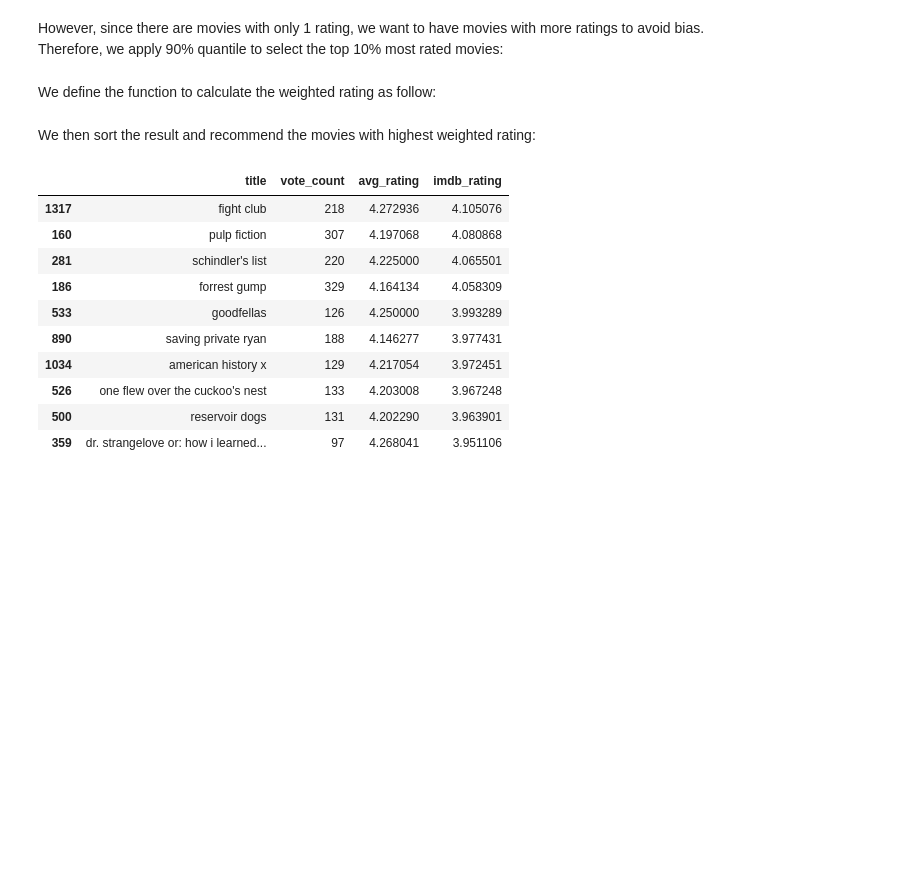
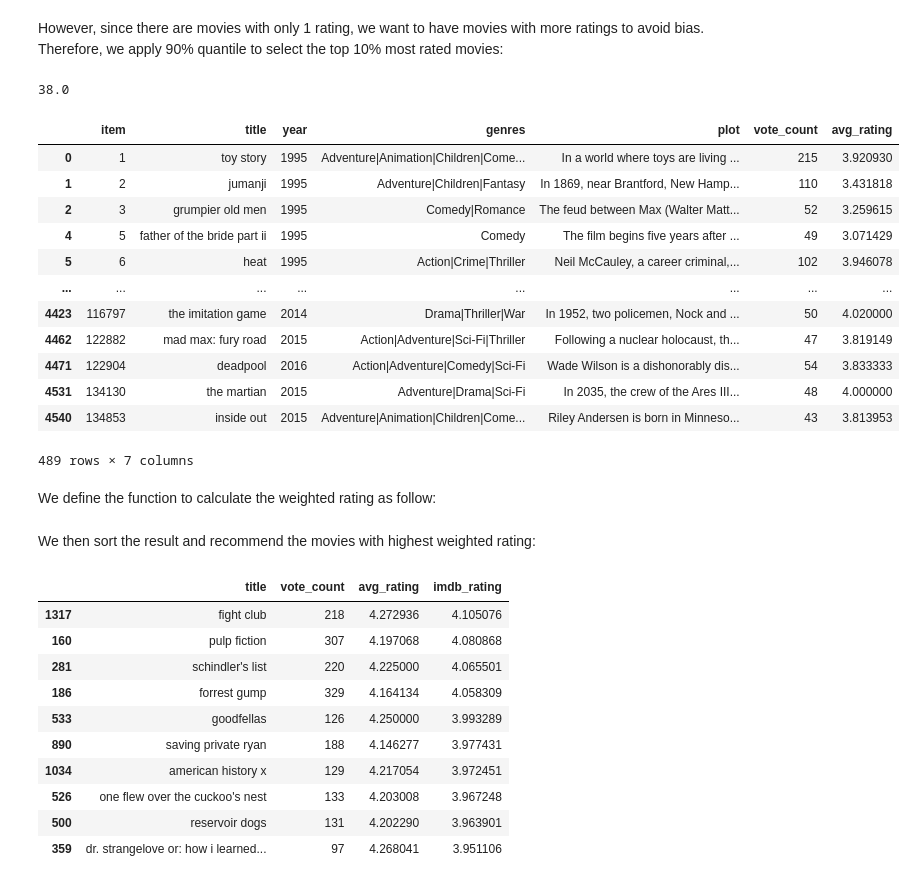
Before and after one commit to hoangkimkhai276/No-name-1---DKE--Recsys-2021, a Jupyter notebook: Updated.ipynb, the cells around one changed output. Saved outputs shown, nothing was run; the diff lists cells and outputs as text; code cells hidden in the pictures; blank space fills up the shorter version.

```diff
--- a/Updated.ipynb
+++ b/Updated.ipynb
@@ -168,5 +171,25 @@ However, since there are movies with only 1 rating, we want to have movies with
 # %%
 C= test_movies['avg_rating'].mean()
 m= test_movies['vote_count'].quantile(0.9) #select the top 10% most rated movies
+# %%
+m
+# %% [output]
+38.0
 # %%
 quantiled_movies = test_movies.copy().loc[test_movies['vote_count'] >= m]
+# %%
+quantiled_movies
+# %% [output]
+|  | item | title | year | genres | plot | vote_count | avg_rating |
+| 0 | 1 | toy story | 1995 | Adventure|Animation|Children|Come... | In a world where toys are living ... | 215 | 3.920930 |
+| 1 | 2 | jumanji | 1995 | Adventure|Children|Fantasy | In 1869, near Brantford, New Hamp... | 110 | 3.431818 |
+| 2 | 3 | grumpier old men | 1995 | Comedy|Romance | The feud between Max (Walter Matt... | 52 | 3.259615 |
+| 4 | 5 | father of the bride part ii | 1995 | Comedy | The film begins five years after ... | 49 | 3.071429 |
+| 5 | 6 | heat | 1995 | Action|Crime|Thriller | Neil McCauley, a career criminal,... | 102 | 3.946078 |
+| ... | ... | ... | ... | ... | ... | ... | ... |
+| 4423 | 116797 | the imitation game | 2014 | Drama|Thriller|War | In 1952, two policemen, Nock and ... | 50 | 4.020000 |
+| 4462 | 122882 | mad max: fury road | 2015 | Action|Adventure|Sci-Fi|Thriller | Following a nuclear holocaust, th... | 47 | 3.819149 |
+| 4471 | 122904 | deadpool | 2016 | Action|Adventure|Comedy|Sci-Fi | Wade Wilson is a dishonorably dis... | 54 | 3.833333 |
+| 4531 | 134130 | the martian | 2015 | Adventure|Drama|Sci-Fi | In 2035, the crew of the Ares III... | 48 | 4.000000 |
+| 4540 | 134853 | inside out | 2015 | Adventure|Animation|Children|Come... | Riley Andersen is born in Minneso... | 43 | 3.813953 |
+489 rows × 7 columns
```
Also changed, not shown: parts of 2 cells of this notebook, 8 other files.
